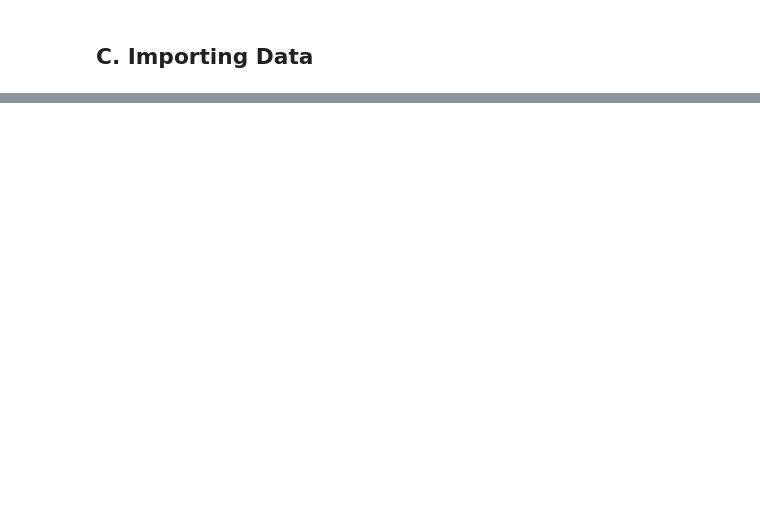
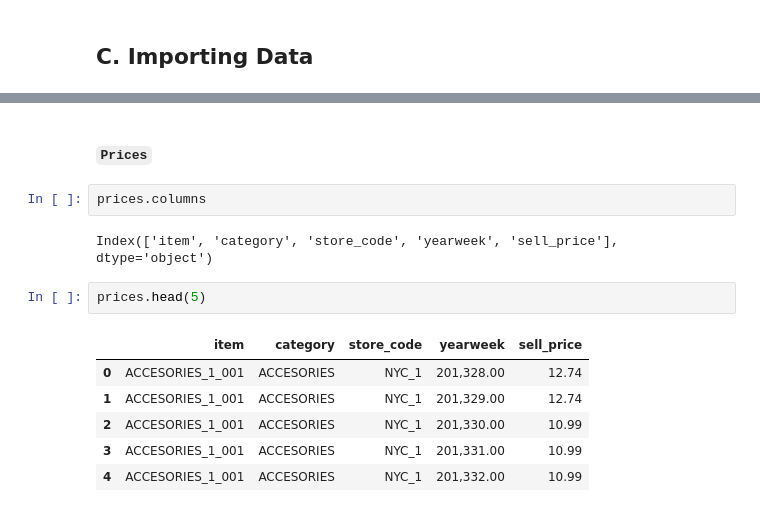
Before and after one commit to midimu/DS-Market, a Jupyter notebook: 1 - Analysis/DS Market - Analysis.ipynb, the cells around one changed output, grey strips where cells are left out. Cells and saved outputs as stored; diff of their text form; blank space fills up the shorter version.

```diff
--- a/1 - Analysis/DS Market - Analysis.ipynb
+++ b/1 - Analysis/DS Market - Analysis.ipynb
@@ -56,0 +136,15 @@ pd.options.display.float_format = '{:,.2f}'.format
+# %% [markdown]
+#### `Prices`
+# %%
+prices.columns
+# %% [output]
+Index(['item', 'category', 'store_code', 'yearweek', 'sell_price'], dtype='object')
+# %%
+prices.head(5)
+# %% [output]
+|  | item | category | store_code | yearweek | sell_price |
+| 0 | ACCESORIES_1_001 | ACCESORIES | NYC_1 | 201,328.00 | 12.74 |
+| 1 | ACCESORIES_1_001 | ACCESORIES | NYC_1 | 201,329.00 | 12.74 |
+| 2 | ACCESORIES_1_001 | ACCESORIES | NYC_1 | 201,330.00 | 10.99 |
+| 3 | ACCESORIES_1_001 | ACCESORIES | NYC_1 | 201,331.00 | 10.99 |
+| 4 | ACCESORIES_1_001 | ACCESORIES | NYC_1 | 201,332.00 | 10.99 |
```
Also changed, not shown: parts of 34 cells of this notebook, 1 other file.
